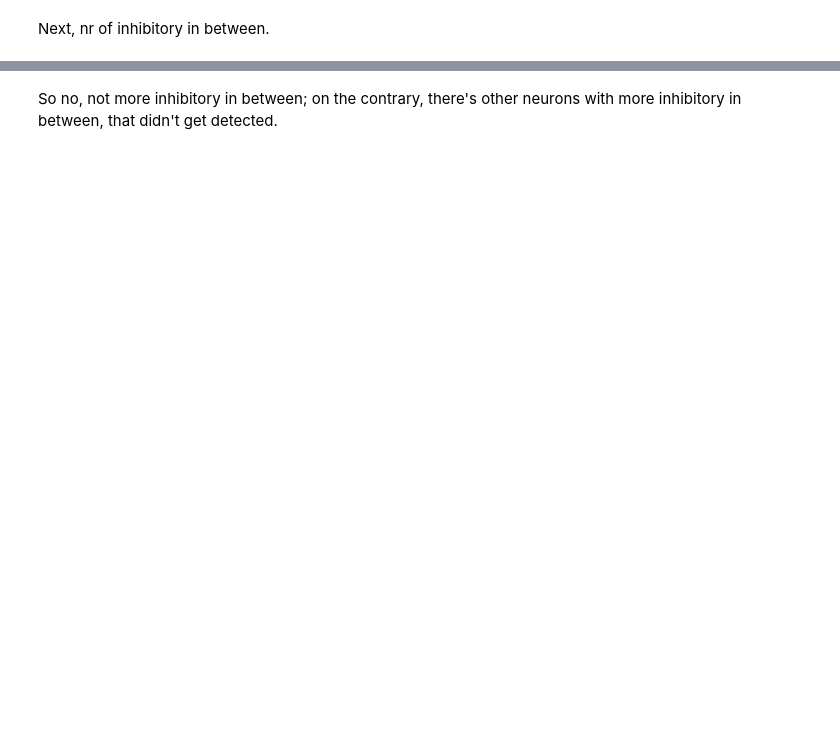
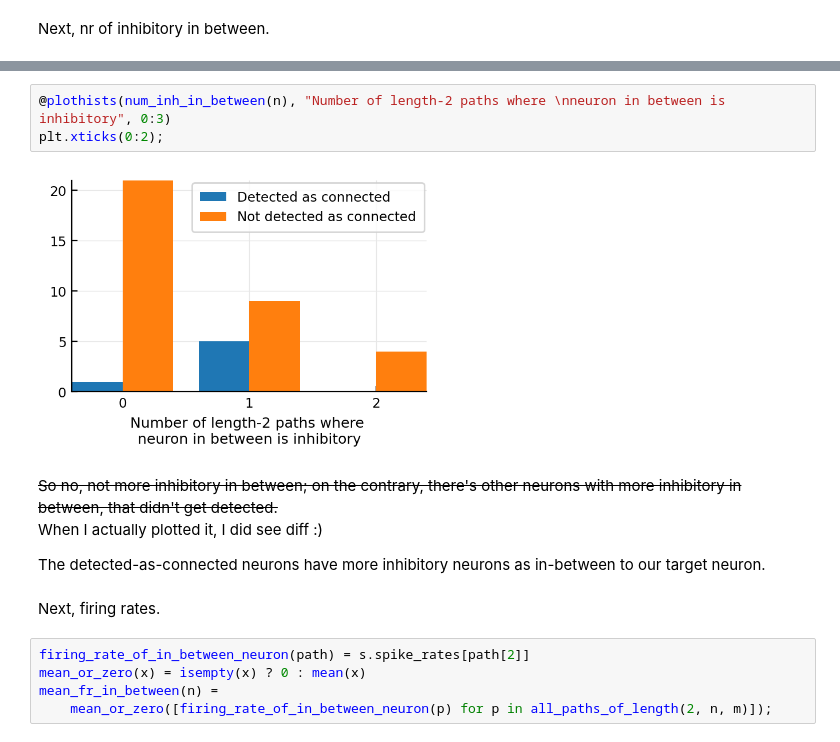
Before and after one commit to tfiers/phd, a Jupyter notebook: _sources/nb/2022-07-14__Unconnected-but-detected.ipynb, the cells around one changed output, grey strips where cells are left out. Drawn from its saved outputs; the diff is of its cells as text; blank space fills up the shorter version.

```diff
--- a/_sources/nb/2022-07-14__Unconnected-but-detected.ipynb
+++ b/_sources/nb/2022-07-14__Unconnected-but-detected.ipynb
@@ -386,2 +387,17 @@ show([num_inh_in_between(n) for n in insignif_unconn])
+# %%
+@plothists(num_inh_in_between(n), "Number of length-2 paths where \nneuron in between is inhibitory", 0:3)
+plt.xticks(0:2);
+# %% [output]
+[figure, added]
 # %% [markdown]
-So no, not more inhibitory in between; on the contrary, there's other neurons with more inhibitory in between, that didn't get detected.
+~~So no, not more inhibitory in between; on the contrary, there's other neurons with more inhibitory in between, that didn't get detected.~~
+When I actually plotted it, I did see diff :)
+
+The detected-as-connected neurons have more inhibitory neurons as in-between to our target neuron.
+# %% [markdown]
+Next, firing rates.
+# %%
+firing_rate_of_in_between_neuron(path) = s.spike_rates[path[2]]
+mean_or_zero(x) = isempty(x) ? 0 : mean(x)
+mean_fr_in_between(n) =
+    mean_or_zero([firing_rate_of_in_between_neuron(p) for p in all_paths_of_length(2, n, m)]);
```
Also changed, not shown: parts of 25 cells of this notebook, 17 other files.
